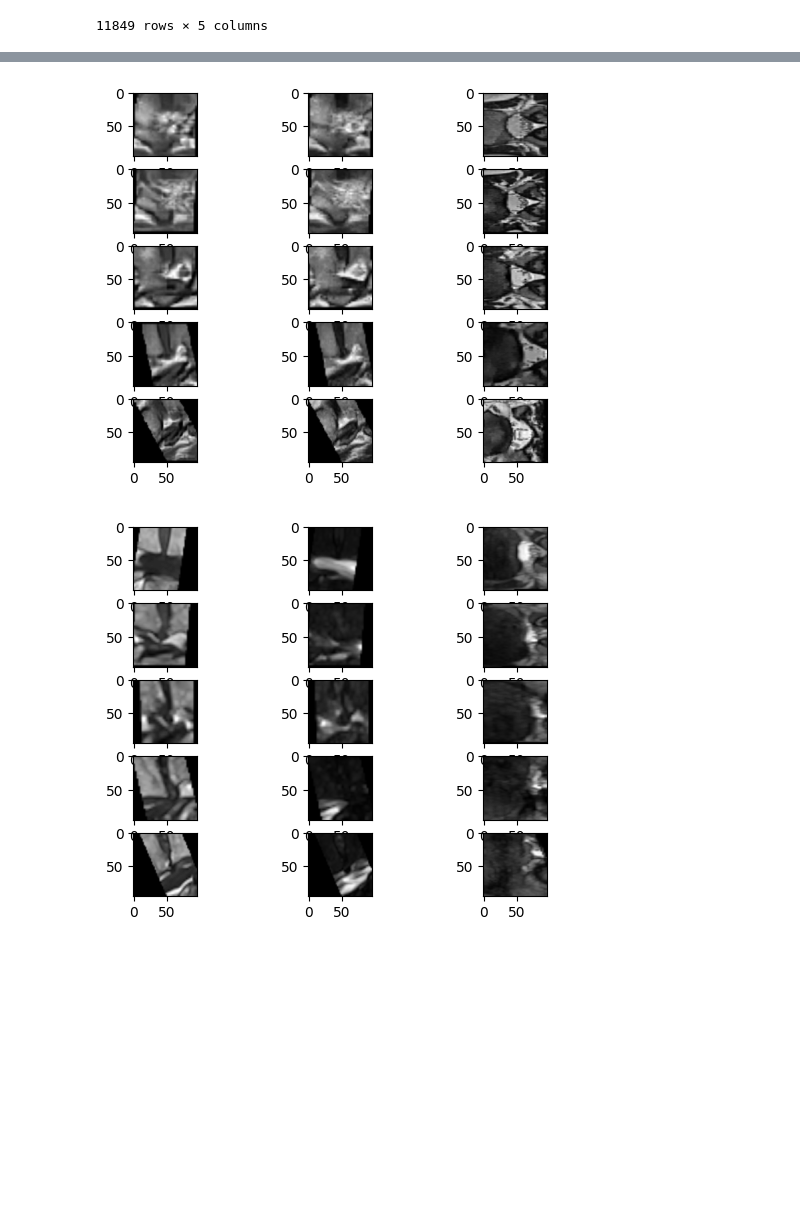
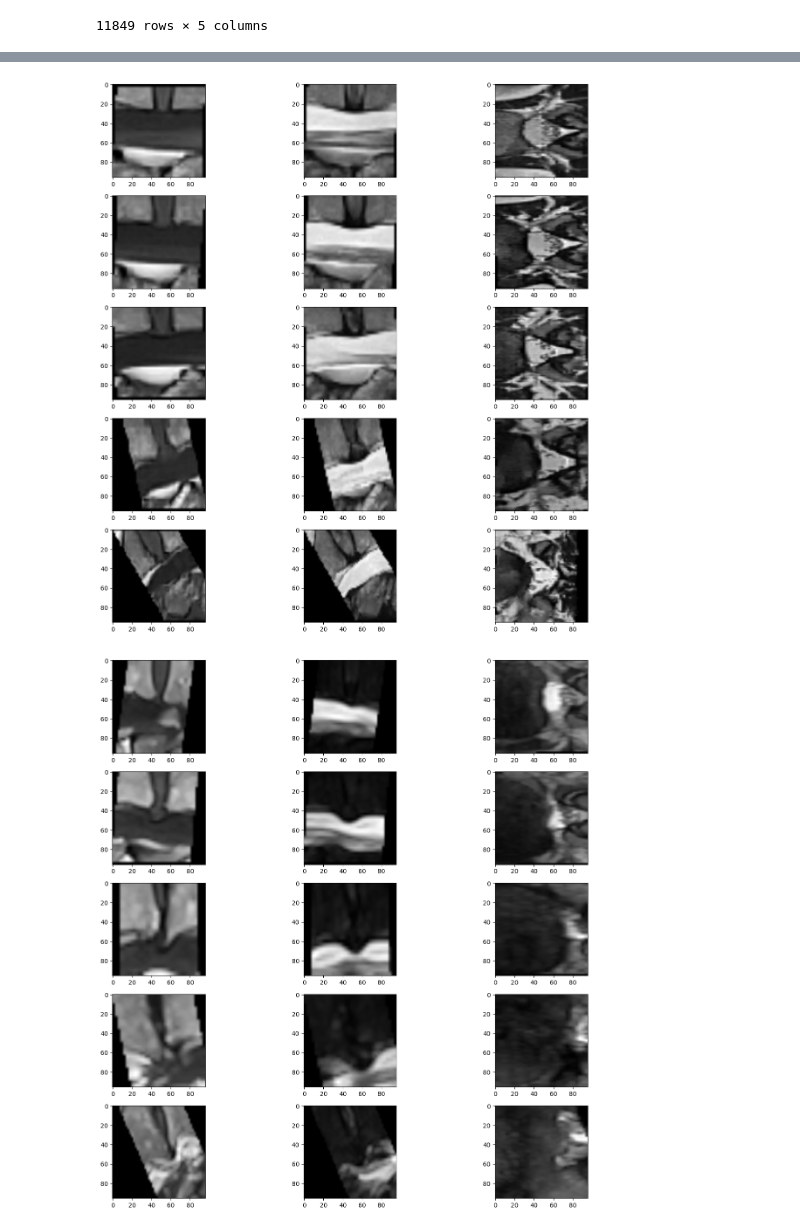
Before and after one commit to IDoCodingStuffs/rsna_2024, a Jupyter notebook: 3d_modeling/pc_loading.ipynb, the cells around one changed output, grey strips where cells are left out. Cells and saved outputs as stored; diff of their text form; code cells hidden in the pictures; blank space fills up the shorter version.

```diff
--- a/3d_modeling/pc_loading.ipynb
+++ b/3d_modeling/pc_loading.ipynb
@@ -64,39 +64,40 @@ bounding_boxes
 9675 rows × 8 columns
 # %%
+
 for index in range(10):
-    f, axs = plt.subplots(5, 3)
+    f, axs = plt.subplots(5, 3, figsize=(16,16))
 
     for i in range(index * 5, (index + 1) * 5):
         row = bounding_boxes.iloc[i]
         level = row['level'].replace("/", "").lower()
         min_bound = np.array([row['x_min'], row['y_min'], row['z_min']])
         max_bound = np.array([row['x_max'], row['y_max'], row['z_max']])
 
         row_1 = coords.iloc[i + index]
         row_2 = coords.iloc[i + index + 1]
 
         #level = (row_1['level'].str + "_" + row_2["level"].str).lower()
         pt1 = np.array([row_1['x'], row_1['y'], row_1['z']])
         pt2 = np.array([row_2['x'], row_2['y'], row_2['z']])
 
         grid = read_vertebral_level_as_voxel_grid_nonaligned(
             f"../data/rsna-2024-lumbar-spine-degenerative-classification/train_images/{row_1['study_id']}",
             vertebral_level=level,
             center_point_pair=(pt1,pt2),
             min_bound=min_bound,
             max_bound=max_bound,
             series_type_dict=series_descs,
             voxel_size=(96, 96, 96),
             caching=False
         )
 
         # grid = tf(grid.astype(np.float32))
 
-        axs[i % 5, 0].imshow(grid[0, 28], cmap="gray")
-        axs[i % 5, 1].imshow(grid[2, 28], cmap="gray")
+        axs[i % 5, 0].imshow(grid[0, 48], cmap="gray")
+        axs[i % 5, 1].imshow(grid[2, 48], cmap="gray")
         axs[i % 5, 2].imshow(grid[1, :, :, 48], cmap="gray")
 
     plt.show()
 # %% [output]
-[figure, old version]
+[figure, new version]
-[figure, old version]
+[figure, new version]
```
Also changed, not shown: parts of 4 cells of this notebook, 2 other files.
